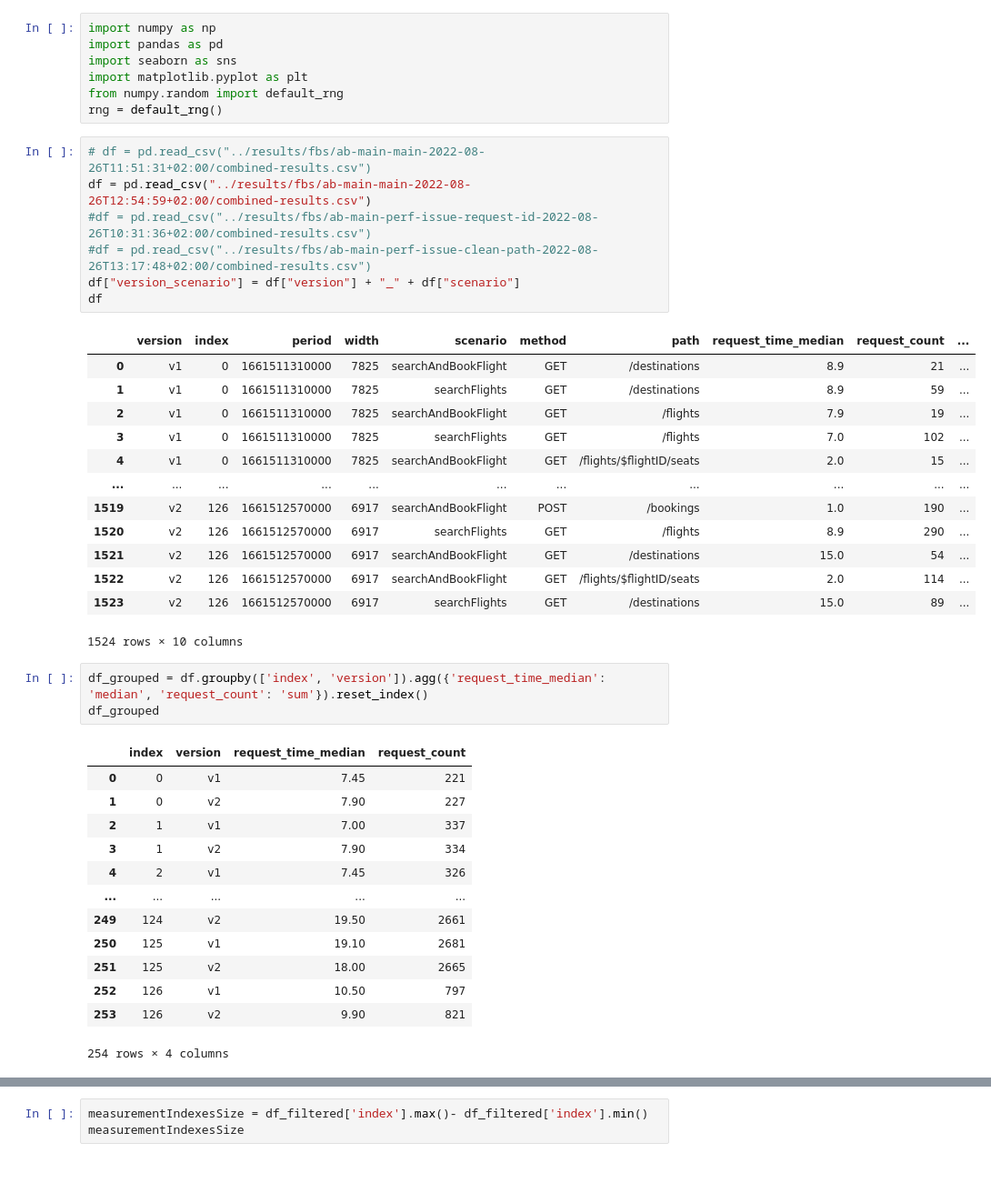
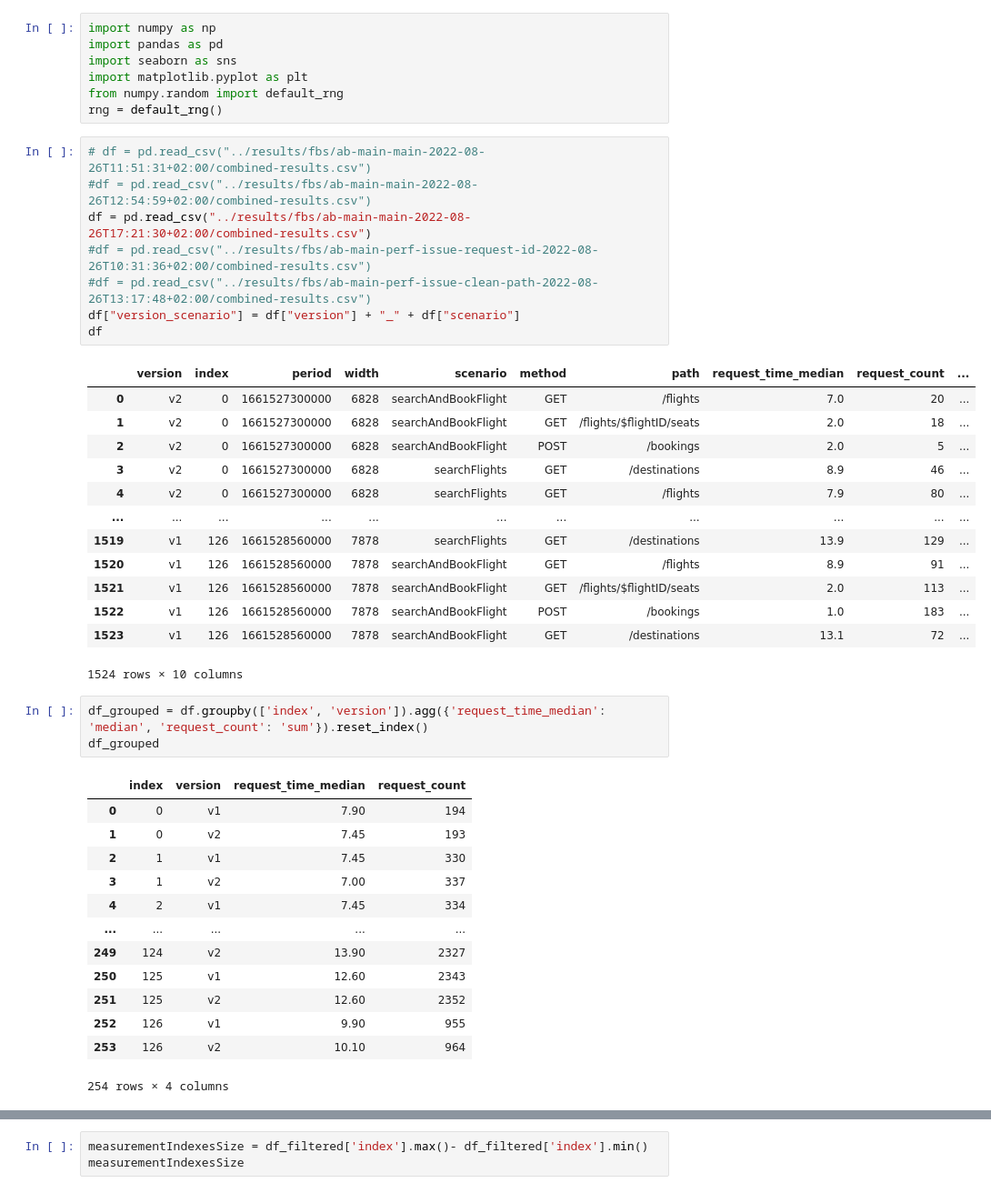
Before and after one commit to njapke/cloud-benchmark-conductor, a Jupyter notebook: analysis/bootstraping-app.ipynb, the cells around one changed output, grey strips where cells are left out. Shown: that part at 91% size. Saved outputs shown, nothing was run; the diff lists cells and outputs as text.

```diff
--- a/analysis/bootstraping-app.ipynb
+++ b/analysis/bootstraping-app.ipynb
@@ -7,41 +7,42 @@ from numpy.random import default_rng
 rng = default_rng()
 # %%
 # df = pd.read_csv("../results/fbs/ab-main-main-2022-08-26T11:51:31+02:00/combined-results.csv")
-df = pd.read_csv("../results/fbs/ab-main-main-2022-08-26T12:54:59+02:00/combined-results.csv")
+#df = pd.read_csv("../results/fbs/ab-main-main-2022-08-26T12:54:59+02:00/combined-results.csv")
+df = pd.read_csv("../results/fbs/ab-main-main-2022-08-26T17:21:30+02:00/combined-results.csv")
 #df = pd.read_csv("../results/fbs/ab-main-perf-issue-request-id-2022-08-26T10:31:36+02:00/combined-results.csv")
 #df = pd.read_csv("../results/fbs/ab-main-perf-issue-clean-path-2022-08-26T13:17:48+02:00/combined-results.csv")
 df["version_scenario"] = df["version"] + "_" + df["scenario"]
 df
 # %% [output]
 |  | version | index | period | width | scenario | method | path | request_time_median | request_count | ... |
-| 0 | v1 | 0 | 1661511310000 | 7825 | searchAndBookFlight | GET | /destinations | 8.9 | 21 | ... |
-| 1 | v1 | 0 | 1661511310000 | 7825 | searchFlights | GET | /destinations | 8.9 | 59 | ... |
-| 2 | v1 | 0 | 1661511310000 | 7825 | searchAndBookFlight | GET | /flights | 7.9 | 19 | ... |
-| 3 | v1 | 0 | 1661511310000 | 7825 | searchFlights | GET | /flights | 7.0 | 102 | ... |
-| 4 | v1 | 0 | 1661511310000 | 7825 | searchAndBookFlight | GET | /flights/$flightID/seats | 2.0 | 15 | ... |
+| 0 | v2 | 0 | 1661527300000 | 6828 | searchAndBookFlight | GET | /flights | 7.0 | 20 | ... |
+| 1 | v2 | 0 | 1661527300000 | 6828 | searchAndBookFlight | GET | /flights/$flightID/seats | 2.0 | 18 | ... |
+| 2 | v2 | 0 | 1661527300000 | 6828 | searchAndBookFlight | POST | /bookings | 2.0 | 5 | ... |
+| 3 | v2 | 0 | 1661527300000 | 6828 | searchFlights | GET | /destinations | 8.9 | 46 | ... |
+| 4 | v2 | 0 | 1661527300000 | 6828 | searchFlights | GET | /flights | 7.9 | 80 | ... |
 | ... | ... | ... | ... | ... | ... | ... | ... | ... | ... | ... |
-| 1519 | v2 | 126 | 1661512570000 | 6917 | searchAndBookFlight | POST | /bookings | 1.0 | 190 | ... |
-| 1520 | v2 | 126 | 1661512570000 | 6917 | searchFlights | GET | /flights | 8.9 | 290 | ... |
-| 1521 | v2 | 126 | 1661512570000 | 6917 | searchAndBookFlight | GET | /destinations | 15.0 | 54 | ... |
-| 1522 | v2 | 126 | 1661512570000 | 6917 | searchAndBookFlight | GET | /flights/$flightID/seats | 2.0 | 114 | ... |
-| 1523 | v2 | 126 | 1661512570000 | 6917 | searchFlights | GET | /destinations | 15.0 | 89 | ... |
+| 1519 | v1 | 126 | 1661528560000 | 7878 | searchFlights | GET | /destinations | 13.9 | 129 | ... |
+| 1520 | v1 | 126 | 1661528560000 | 7878 | searchAndBookFlight | GET | /flights | 8.9 | 91 | ... |
+| 1521 | v1 | 126 | 1661528560000 | 7878 | searchAndBookFlight | GET | /flights/$flightID/seats | 2.0 | 113 | ... |
+| 1522 | v1 | 126 | 1661528560000 | 7878 | searchAndBookFlight | POST | /bookings | 1.0 | 183 | ... |
+| 1523 | v1 | 126 | 1661528560000 | 7878 | searchAndBookFlight | GET | /destinations | 13.1 | 72 | ... |
 1524 rows × 10 columns
 # %%
 df_grouped = df.groupby(['index', 'version']).agg({'request_time_median': 'median', 'request_count': 'sum'}).reset_index()
 df_grouped
 # %% [output]
 |  | index | version | request_time_median | request_count |
-| 0 | 0 | v1 | 7.45 | 221 |
-| 1 | 0 | v2 | 7.90 | 227 |
-| 2 | 1 | v1 | 7.00 | 337 |
-| 3 | 1 | v2 | 7.90 | 334 |
-| 4 | 2 | v1 | 7.45 | 326 |
+| 0 | 0 | v1 | 7.90 | 194 |
+| 1 | 0 | v2 | 7.45 | 193 |
+| 2 | 1 | v1 | 7.45 | 330 |
+| 3 | 1 | v2 | 7.00 | 337 |
+| 4 | 2 | v1 | 7.45 | 334 |
 | ... | ... | ... | ... | ... |
-| 249 | 124 | v2 | 19.50 | 2661 |
-| 250 | 125 | v1 | 19.10 | 2681 |
-| 251 | 125 | v2 | 18.00 | 2665 |
-| 252 | 126 | v1 | 10.50 | 797 |
-| 253 | 126 | v2 | 9.90 | 821 |
+| 249 | 124 | v2 | 13.90 | 2327 |
+| 250 | 125 | v1 | 12.60 | 2343 |
+| 251 | 125 | v2 | 12.60 | 2352 |
+| 252 | 126 | v1 | 9.90 | 955 |
+| 253 | 126 | v2 | 10.10 | 964 |
 254 rows × 4 columns
 # %%
 
```
Also changed, not shown: parts of 3 cells of this notebook, 1 other file.
